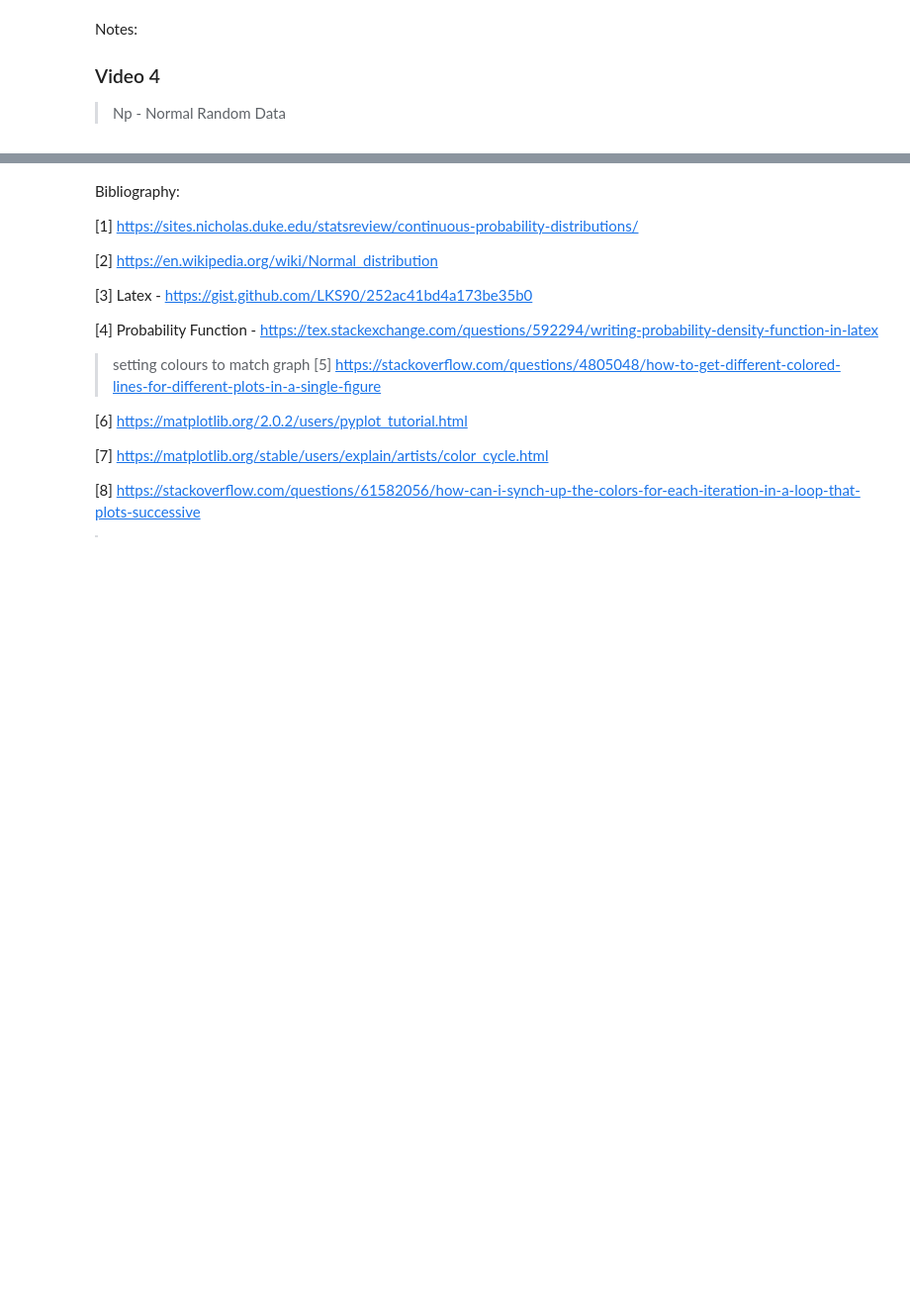
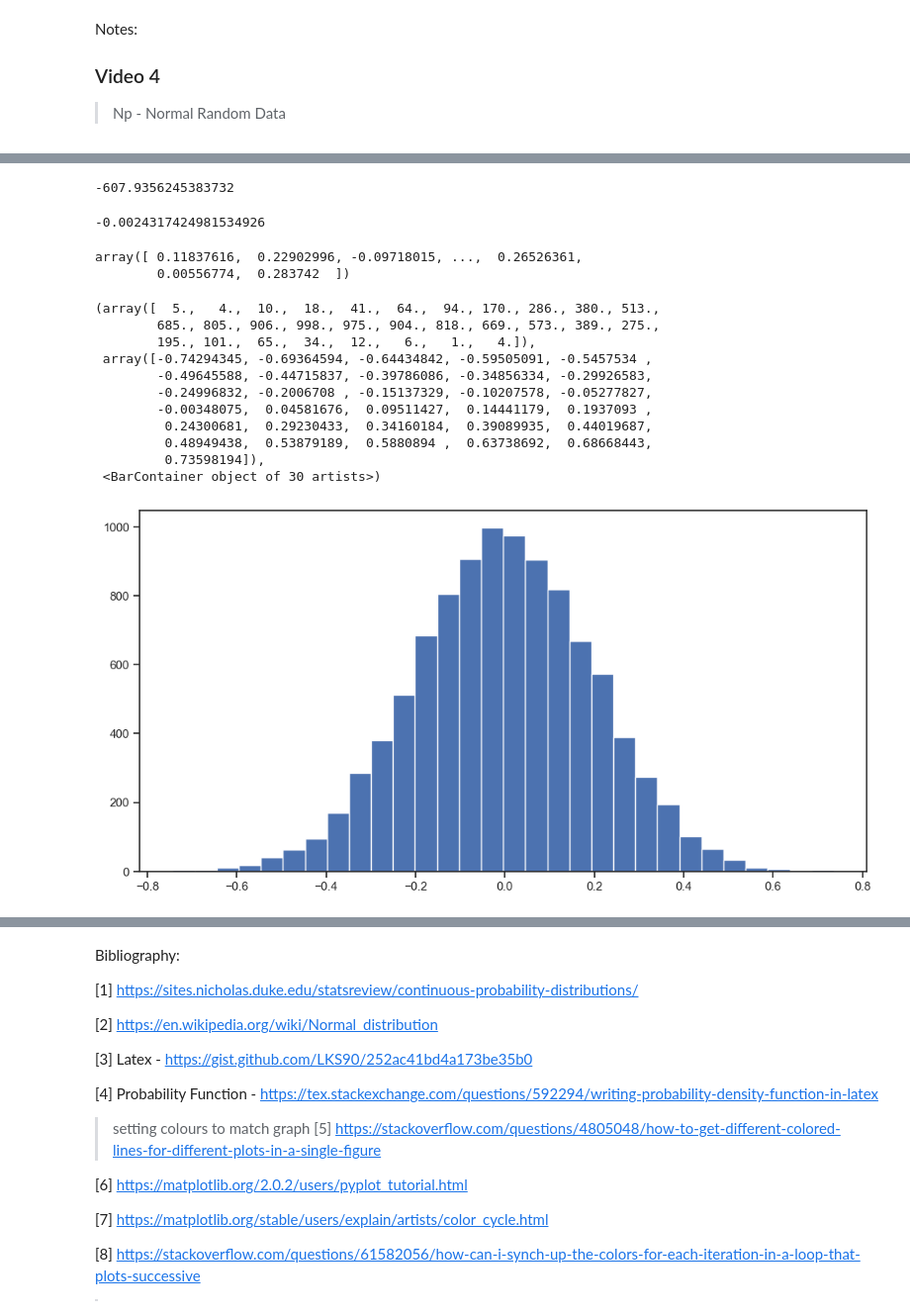
Before and after one commit to VCurry20/MachineLearning_Statistics, a Jupyter notebook: Video Reviews/T_Test.ipynb, the cells around one changed output, grey strips where cells are left out. Shown at 99% size. Cells and saved outputs as stored; diff of their text form; code cells hidden in the pictures; blank space fills up the shorter version.

```diff
--- a/Video Reviews/T_Test.ipynb
+++ b/Video Reviews/T_Test.ipynb
@@ -721,0 +824,8 @@ np.random.standard_normal()
+# %%
+random_data = np.random.standard_normal((10000 , 25))
+
+random_data
+
+# for each of these arrays of 25 we will think of them as samples
+
+# note - -4.59988797e-04 --> e-04 multiple by ten to the minus 1 -> divided by 10,000 -> e is exponent
@@ -721,0 +853,42 @@ np.random.standard_normal()
+# %%
+# sum across the rows
+
+random_data.sum()
+# %% [output]
+-607.9356245383732
+# %%
+random_data.mean()
+# %% [output]
+-0.0024317424981534926
+# %%
+random_data.mean(axis=1)
+
+# here we have called the mean for each of the 100 rows
+# %% [output]
+array([ 0.11837616,  0.22902996, -0.09718015, ...,  0.26526361,
+        0.00556774,  0.283742  ])
+# %%
+# create an empty fig
+fig, ax = plt.subplots(figsize=(12,6))
+
+# histogram of means
+ax.hist(random_data.mean(axis=1), bins=30)
+
+
+# what pattern do they show?
+# 10000 sets of 20 - the mean of these 20 values
+# bell shaped curve
+# 0.00 on the plot -
+# %% [output]
+(array([  5.,   4.,  10.,  18.,  41.,  64.,  94., 170., 286., 380., 513.,
+        685., 805., 906., 998., 975., 904., 818., 669., 573., 389., 275.,
+        195., 101.,  65.,  34.,  12.,   6.,   1.,   4.]),
+ array([-0.74294345, -0.69364594, -0.64434842, -0.59505091, -0.5457534 ,
+        -0.49645588, -0.44715837, -0.39786086, -0.34856334, -0.29926583,
+        -0.24996832, -0.2006708 , -0.15137329, -0.10207578, -0.05277827,
+        -0.00348075,  0.04581676,  0.09511427,  0.14441179,  0.1937093 ,
+         0.24300681,  0.29230433,  0.34160184,  0.39089935,  0.44019687,
+         0.48949438,  0.53879189,  0.5880894 ,  0.63738692,  0.68668443,
+         0.73598194]),
+ <BarContainer object of 30 artists>)
+[figure, added]
```
Also changed, not shown: parts of 42 cells of this notebook, 8 other files.
